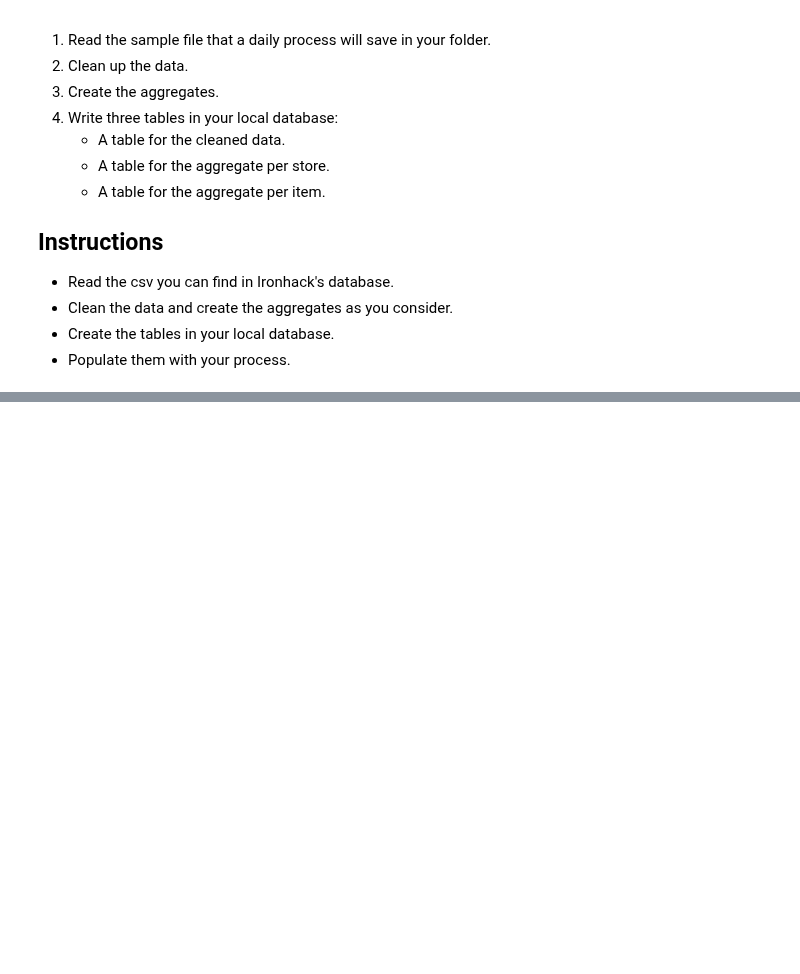
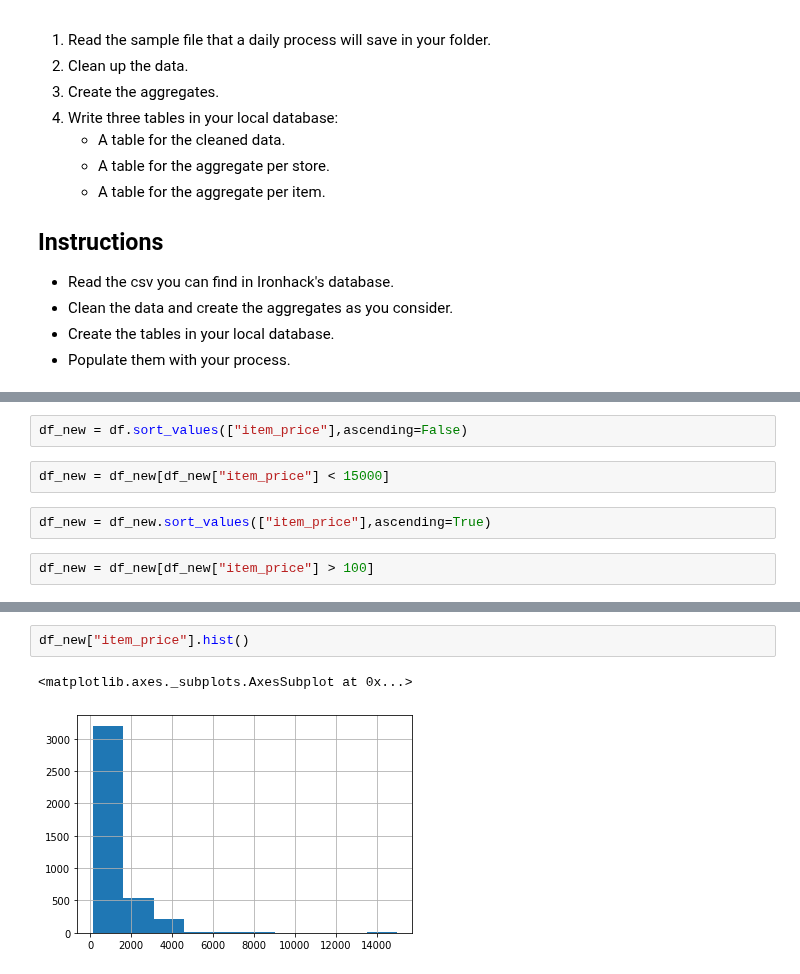
Before and after one commit to ta-data-bcn/lab-df-calculation-and-transformation, a Jupyter notebook: your-code/main.ipynb, the cells around one changed output, grey strips where cells are left out. Saved outputs shown, nothing was run; the diff lists cells and outputs as text; blank space fills up the shorter version.

```diff
--- a/your-code/main.ipynb
+++ b/your-code/main.ipynb
@@ -33,0 +108,8 @@ import pandas as pd
+# %%
+df_new = df.sort_values(["item_price"],ascending=False)
+# %%
+df_new = df_new[df_new["item_price"] < 15000]
+# %%
+df_new = df_new.sort_values(["item_price"],ascending=True)
+# %%
+df_new = df_new[df_new["item_price"] > 100]
@@ -33,0 +138,5 @@ import pandas as pd
+# %%
+df_new["item_price"].hist()
+# %% [output]
+<matplotlib.axes._subplots.AxesSubplot at 0x...>
+[figure, added]
```
Also changed, not shown: parts of 8 cells of this notebook.
